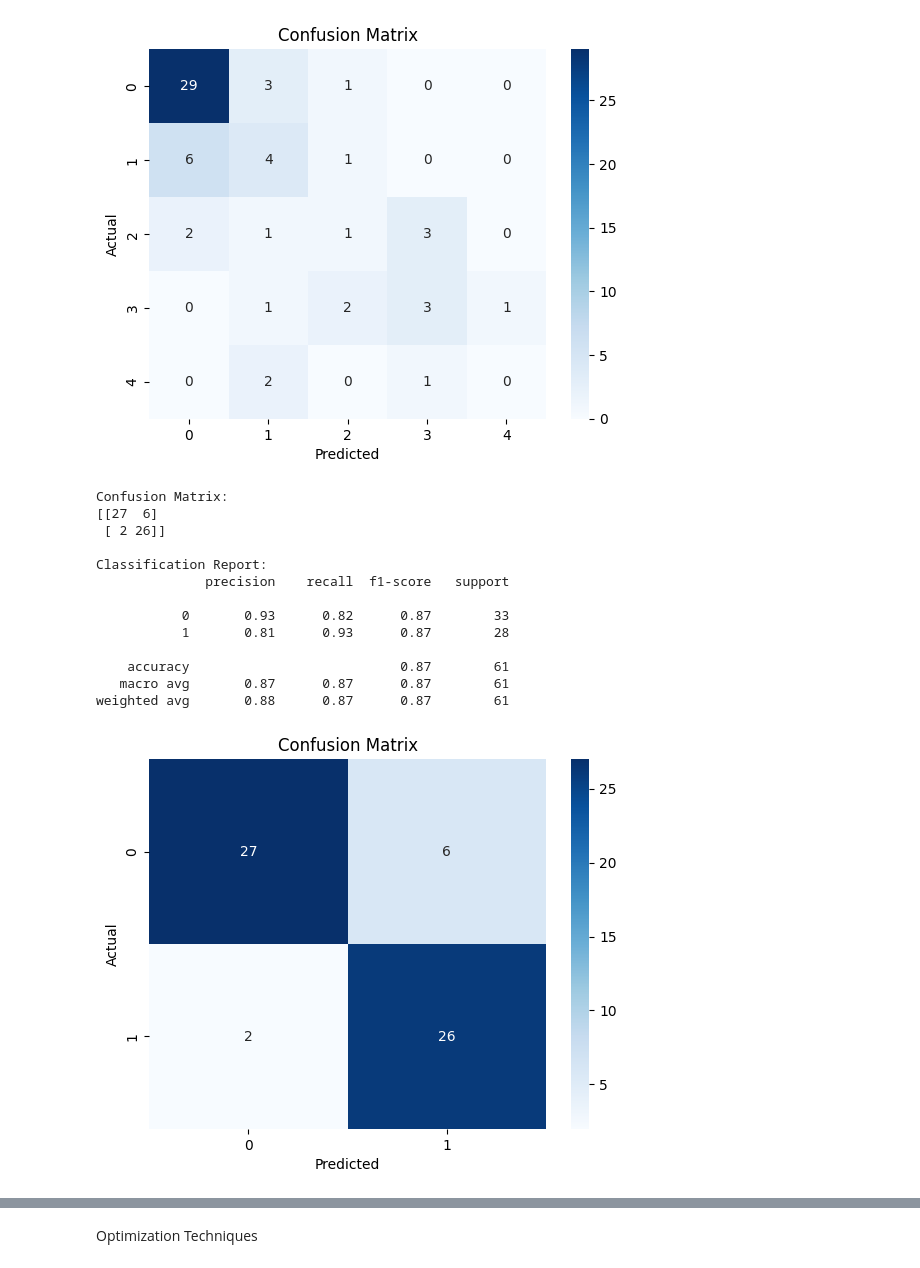
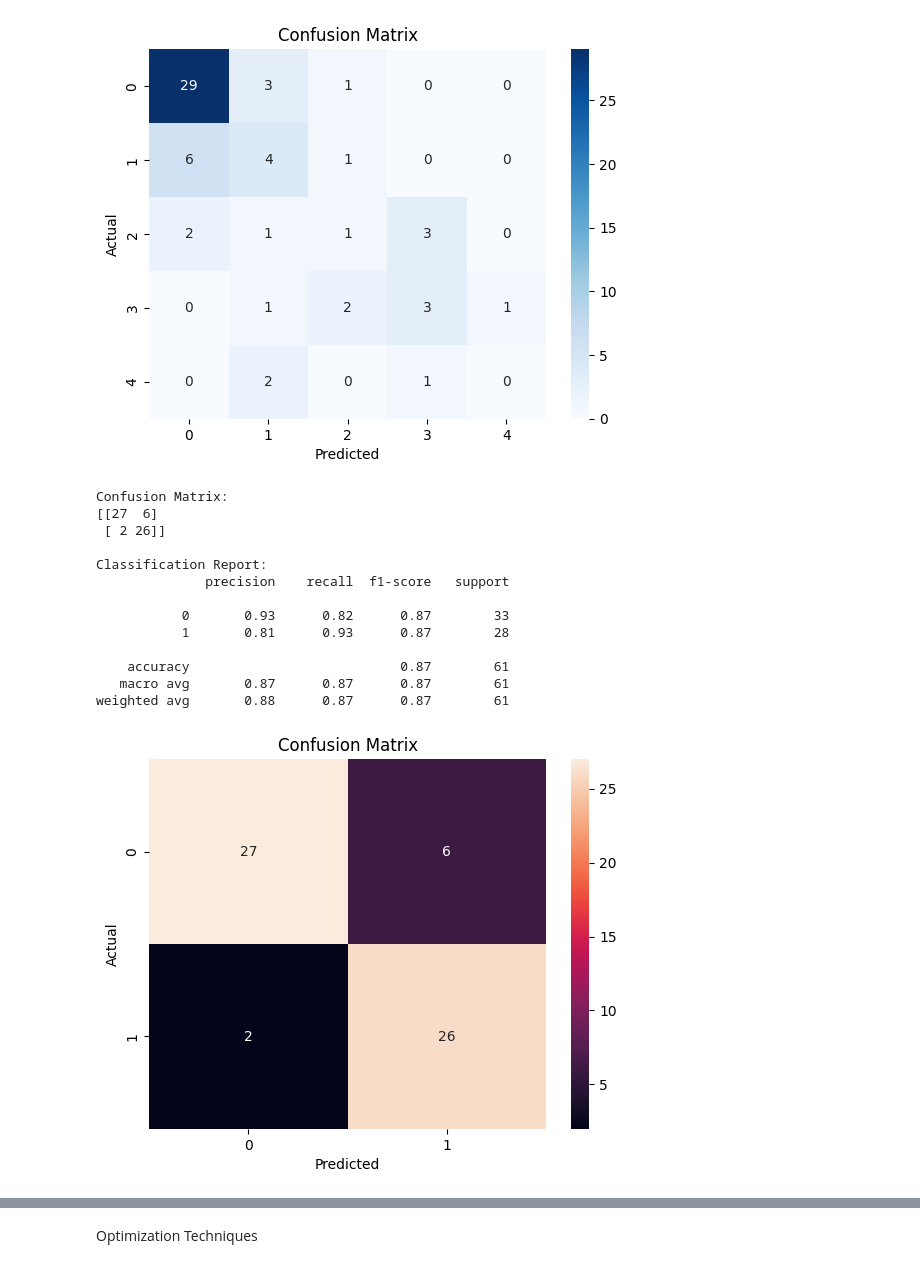
Before and after one commit to RabiatS/PulsePredictors-ML, a Jupyter notebook: Notebook/pulsePredictor.ipynb, the cells around one changed output, grey strips where cells are left out. Saved outputs shown, nothing was run; the diff lists cells and outputs as text; code cells hidden in the pictures.

```diff
--- a/Notebook/pulsePredictor.ipynb
+++ b/Notebook/pulsePredictor.ipynb
@@ -284,8 +284,8 @@ weighted avg       0.56      0.61      0.58        61
 #Now with binary classification
 y = df['target_binary']
 #Splitting Data
-X_train, X_test, y_train, y_test = train_test_split(X, y, test_size=0.2, random_state=42, stratify=y)
-X_train, X_test, y_train, y_test
+X_train, X_test, y_train_binary, y_test_binary = train_test_split(X, y, test_size=0.2, random_state=42, stratify=y)
+X_train, X_test, y_train_binary, y_test_binary
 #Testing with Logistic regression first
 scaler = StandardScaler()
 X_train = scaler.fit_transform(X_train)
@@ -295,39 +295,39 @@ X_test = scaler.transform(X_test)
 clf = LogisticRegression(random_state=42, max_iter=10000)
 
 
-clf.fit(X_train, y_train)
-y_pred = clf.predict(X_test)
-y_pred
+clf.fit(X_train, y_train_binary)
+y_pred_binary = clf.predict(X_test)
+y_pred_binary
 
-binary_logistic_conf_y_test = y_test
-binary_logistic_conf_y_pred = y_pred
+binary_logistic_conf_y_test = y_test_binary
+binary_logistic_conf_y_pred = y_pred_binary
 
 #Multiclass logistic evalation
 print("Confusion Matrix:")
 print(confusion_matrix(binary_logistic_conf_y_test, binary_logistic_conf_y_pred))
 
 print()
 print("Classification Report:")
 print(classification_report(binary_logistic_conf_y_test, binary_logistic_conf_y_pred))
 #heta map of
 conf_matrix = confusion_matrix(binary_logistic_conf_y_test, binary_logistic_conf_y_pred)
-sns.heatmap(conf_matrix, annot=True, fmt='d', cmap='Blues')
+sns.heatmap(conf_matrix, annot=True)
 plt.xlabel('Predicted')
 plt.ylabel('Actual')
 plt.title('Confusion Matrix')
 plt.show()
 # %% [output]
 Confusion Matrix:
 [[27  6]
  [ 2 26]]
 
 Classification Report:
               precision    recall  f1-score   support
 
            0       0.93      0.82      0.87        33
            1       0.81      0.93      0.87        28
 
     accuracy                           0.87        61
    macro avg       0.87      0.87      0.87        61
 weighted avg       0.88      0.87      0.87        61
-[figure, old version]
+[figure, new version]
```
Also changed, not shown: parts of 16 cells of this notebook.
